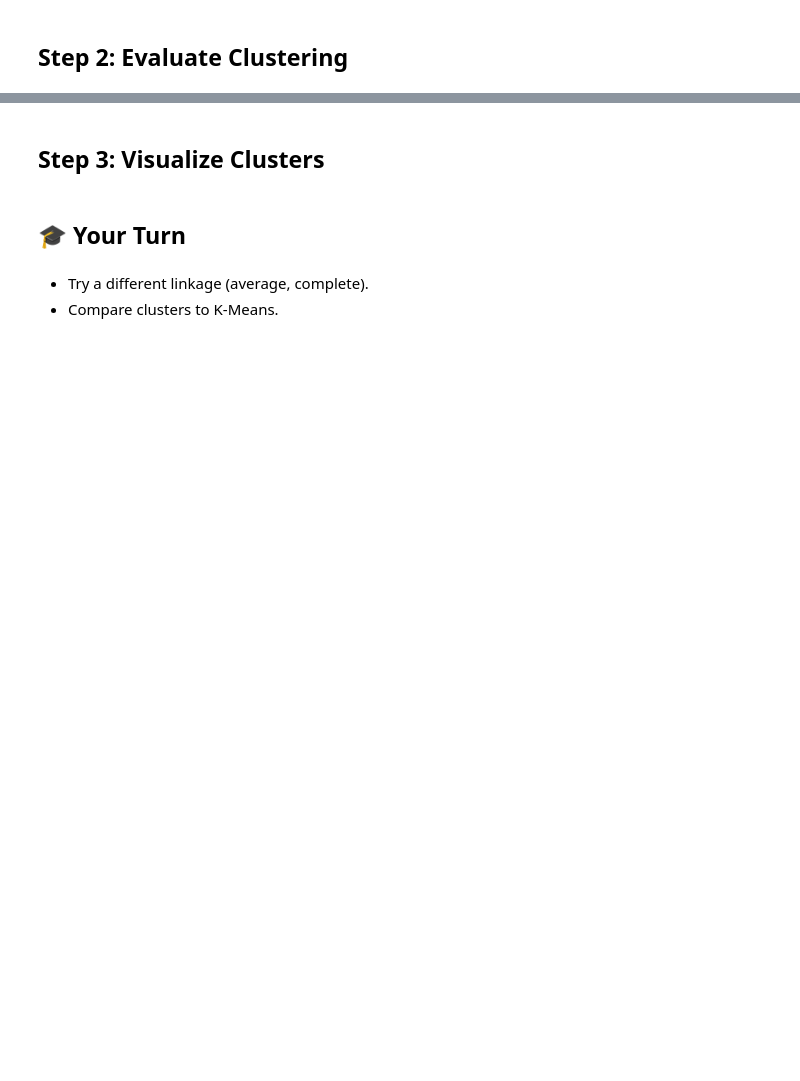
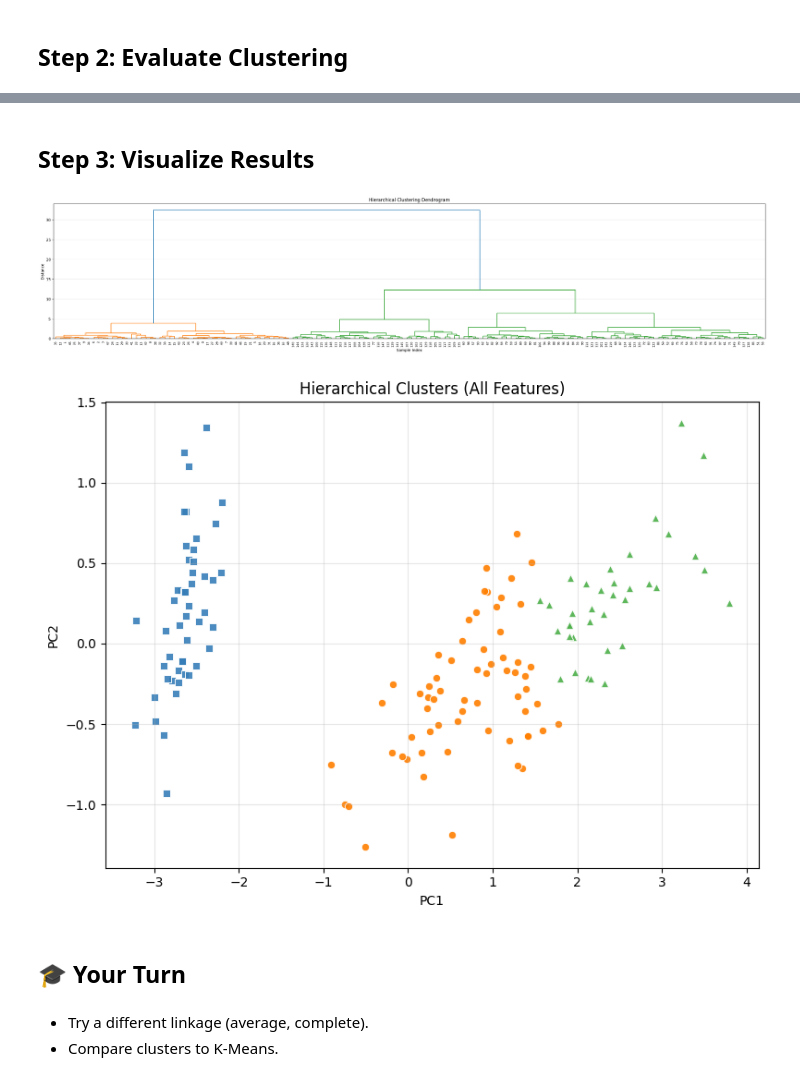
Before and after one commit to jdelano/CUAnalytics, a Jupyter notebook: examples/13_hierarchical_clustering.ipynb, the cells around one changed output, grey strips where cells are left out. Saved outputs shown, nothing was run; the diff lists cells and outputs as text; code cells hidden in the pictures; blank space fills up the shorter version.

Commit message:
Refine hierarchical visualization and metrics

```diff
--- a/examples/13_hierarchical_clustering.ipynb
+++ b/examples/13_hierarchical_clustering.ipynb
@@ -8,5 +8,5 @@ Hierarchical clustering builds clusters by progressively merging points.
 import cuanalytics as ca
 # %%
 # Load data
-df = cuanalytics.load_iris_data()
+df = ca.load_iris_data()
 df.head()
@@ -13,9 +20,8 @@ df.head()
 # %% [markdown]
 ## Step 1: Fit Hierarchical Clustering
 # %%
-hier = cuanalytics.fit_hierarchical(
+hier = ca.fit_hierarchical(
     df,
-    formula='~ sepal_length  sepal_width  petal_length  petal_width',
-    n_clusters=3,
-    linkage='ward'
+    formula='~ sepal_length + sepal_width + petal_length + petal_width',
+    n_clusters=3
 )
@@ -27,2 +51,2 @@ metrics
 # %% [markdown]
-## Step 3: Visualize Clusters
+## Step 3: Visualize Results
@@ -31,3 +53,9 @@ hier.visualize()
+# %%
+hier.visualize()  # Dendrogram
+hier.visualize_all_features()  # PCA projection using all features
+# %% [output]
+[figure, added]
+[figure, added]
 # %% [markdown]
 ## 🎓 Your Turn
 # %% [markdown]
```
Also changed, not shown: parts of 4 cells of this notebook, 3 other files.
